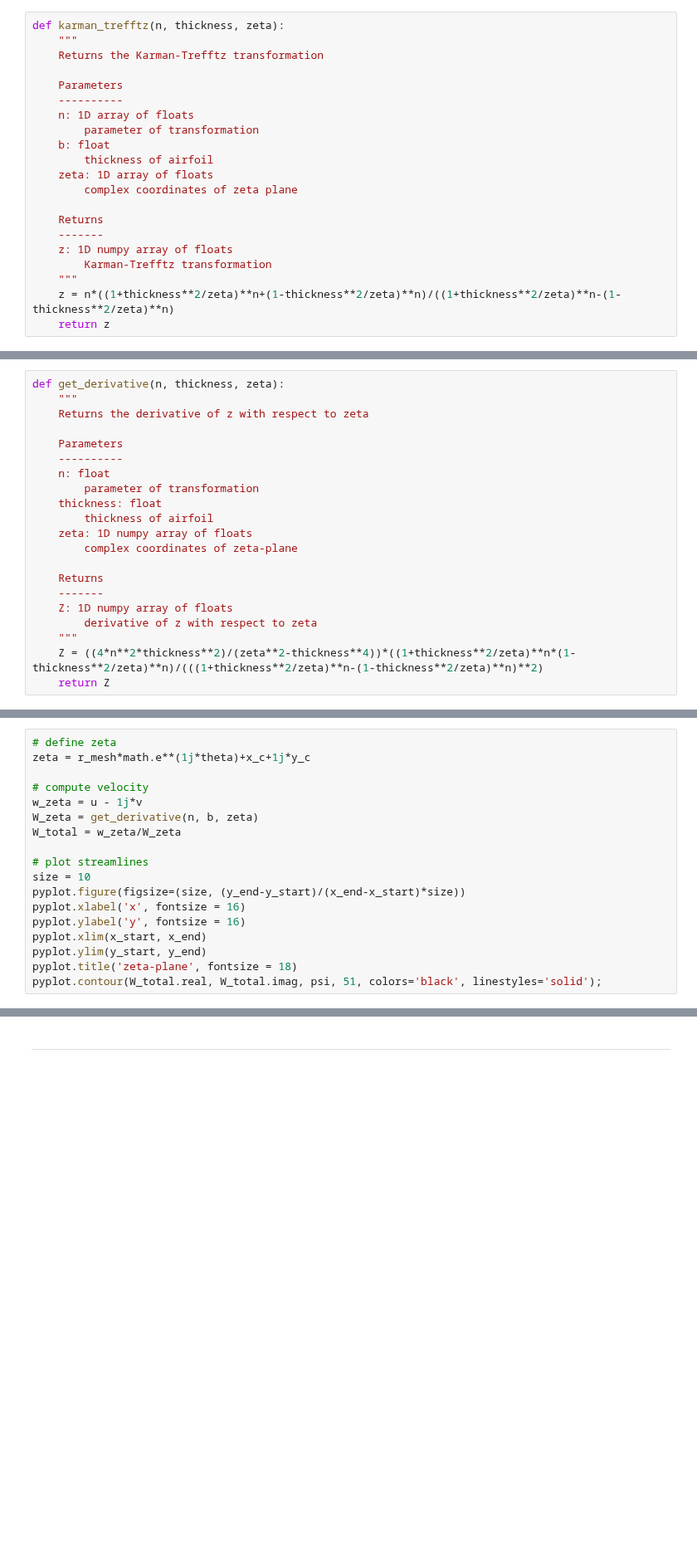
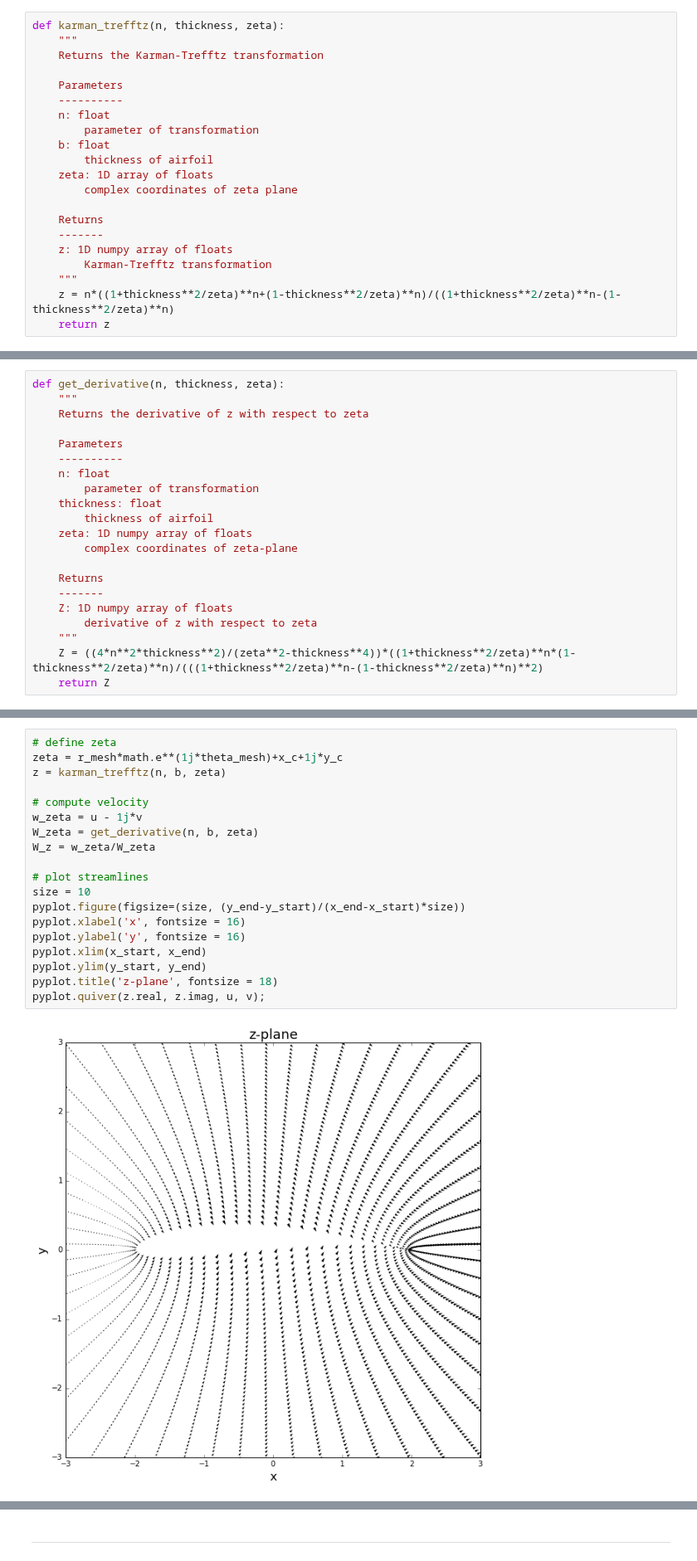
Before and after one commit to Pjgeno14/mae6226-workspace, a Jupyter notebook: midterm/midterm.ipynb, the cells around one changed output, grey strips where cells are left out. Shown at 83% size. Cells and saved outputs as stored; diff of their text form; blank space fills up the shorter version.

```diff
--- a/midterm/midterm.ipynb
+++ b/midterm/midterm.ipynb
@@ -53,7 +53,7 @@ def karman_trefftz(n, thickness, zeta):
 
     Parameters
     ----------
-    n: 1D array of floats
+    n: float
         parameter of transformation
     b: float
         thickness of airfoil
@@ -391,18 +377,21 @@ print(der_check)
 # %%
 # define zeta
-zeta = r_mesh*math.e**(1j*theta)+x_c+1j*y_c
+zeta = r_mesh*math.e**(1j*theta_mesh)+x_c+1j*y_c
+z = karman_trefftz(n, b, zeta)
 
 # compute velocity
 w_zeta = u - 1j*v
 W_zeta = get_derivative(n, b, zeta)
-W_total = w_zeta/W_zeta
+W_z = w_zeta/W_zeta
 
 # plot streamlines
 size = 10
 pyplot.figure(figsize=(size, (y_end-y_start)/(x_end-x_start)*size))
 pyplot.xlabel('x', fontsize = 16)
 pyplot.ylabel('y', fontsize = 16)
 pyplot.xlim(x_start, x_end)
 pyplot.ylim(y_start, y_end)
-pyplot.title('zeta-plane', fontsize = 18)
-pyplot.contour(W_total.real, W_total.imag, psi, 51, colors='black', linestyles='solid');
+pyplot.title('z-plane', fontsize = 18)
+pyplot.quiver(z.real, z.imag, u, v);
+# %% [output]
+[figure, added]
```
Also changed, not shown: parts of 13 cells of this notebook.
